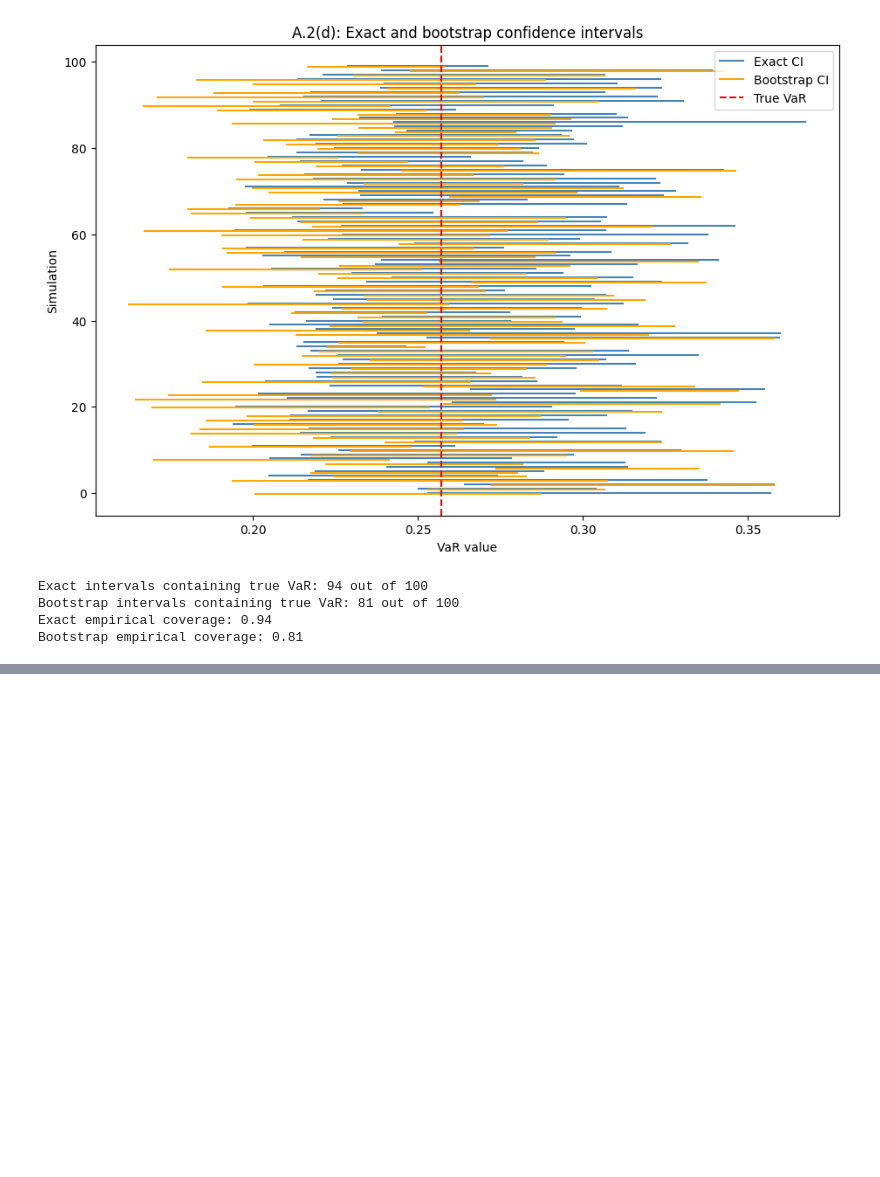
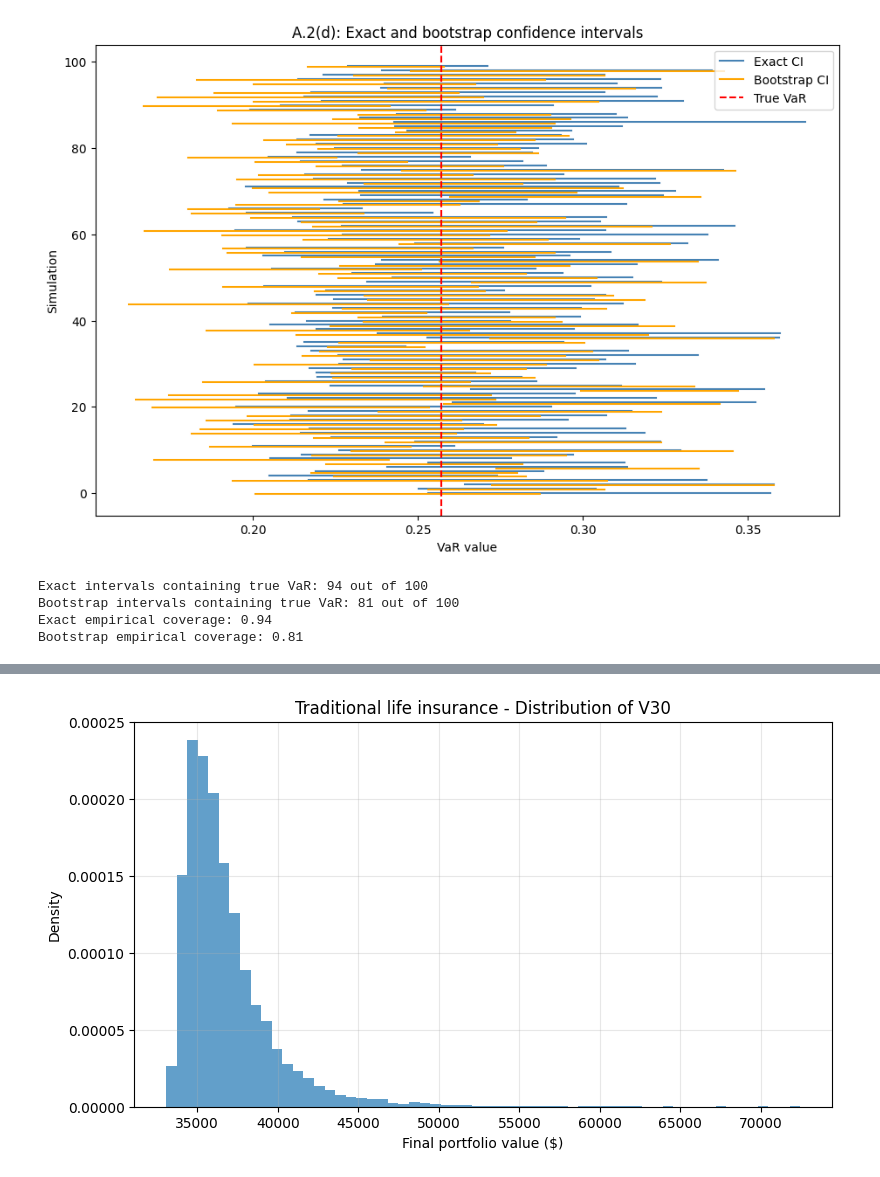
Before and after one commit to tom-fritzdorf/Risk-managment, a Jupyter notebook: Projekt1_William.ipynb, the cells around one changed output, grey strips where cells are left out. Saved outputs shown, nothing was run; the diff lists cells and outputs as text; code cells hidden in the pictures; blank space fills up the shorter version.

```diff
--- a/Projekt1_William.ipynb
+++ b/Projekt1_William.ipynb
@@ -391,0 +695,90 @@ Bootstrap empirical coverage: 0.81
+# %%
+
+import numpy as np
+import matplotlib.pyplot as plt
+
+# Parameters
+mu = 0.03
+sigma = 0.20
+n = 10000
+T = 30
+
+deposit = 1000
+r = 0.01
+r_bar = 0.005
+
+# Generate independent standard normal variables
+np.random.seed(37)
+Z = np.random.standard_normal((n, T))
+
+
+# Simulate the traditional life insurance strategy
+def simulate_life_insurance(mu, sigma, Z):
+
+    n, T = Z.shape
+    V = np.zeros(n)
+
+    for k in range(1, T + 1):
+
+        # Guaranteed amount after year k
+        G = deposit * np.sum(np.exp(r_bar * np.arange(1, k + 1)))
+
+        # Amount invested in the bank account
+        bank = G * np.exp(-r)
+
+        # Amount invested in stocks
+        stock = V + deposit - bank
+
+        # Stock return during year k
+        R = np.exp(mu + sigma * Z[:, k - 1])
+
+        # Portfolio value at the end of year k
+        V = G + stock * R
+
+    return V
+
+
+# Run the simulation
+V30 = simulate_life_insurance(mu, sigma, Z)
+
+
+# Calculate results
+mean_value = np.mean(V30)
+quantile_01 = np.quantile(V30, 0.01)
+std_value = np.std(V30)
+
+print("Part B(c) - Traditional life insurance")
+print("--------------------------------------")
+print(f"Mean final value: ${mean_value:,.2f}")
+print(f"1% quantile:      ${quantile_01:,.2f}")
+print(f"Standard deviation: ${std_value:,.2f}")
+
+
+# Plot histogram
+plt.figure(figsize=(9, 5))
+
+plt.hist(V30, bins=60, density=True, alpha=0.7)
+
+plt.xlabel("Final portfolio value ($)")
+plt.ylabel("Density")
+plt.title("Traditional life insurance - Distribution of V30")
+plt.grid(alpha=0.3)
+
+plt.show()
+V30_c = simulate_life_insurance(mu, sigma, Z)
+plt.figure(figsize=(10, 6))
+
+plt.hist(V30_b, bins=60, alpha=0.5,
+         label="Part (b): Optimal portfolio")
+
+plt.hist(V30_c, bins=60, alpha=0.5,
+         label="Part (c): Traditional life insurance")
+
+plt.xlabel("Final portfolio value ($)")
+plt.ylabel("Density")
+plt.title("Comparison of final portfolio distributions")
+plt.legend()
+plt.grid(alpha=0.3)
+
+plt.show()
+# %% [output]
@@ -391,0 +790 @@ Bootstrap empirical coverage: 0.81
+[figure, added]
```
Also changed, not shown: parts of 6 cells of this notebook.
